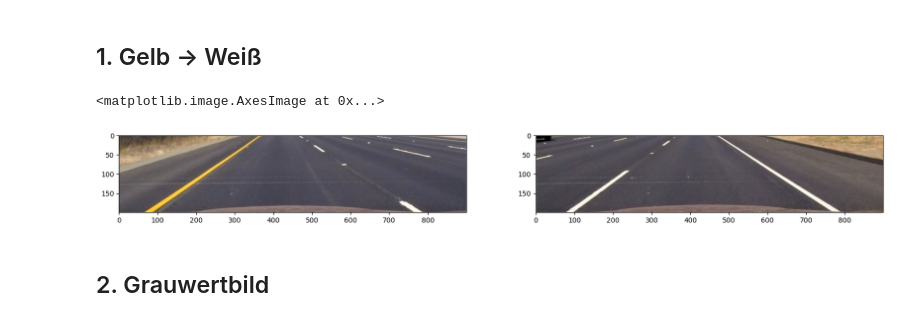
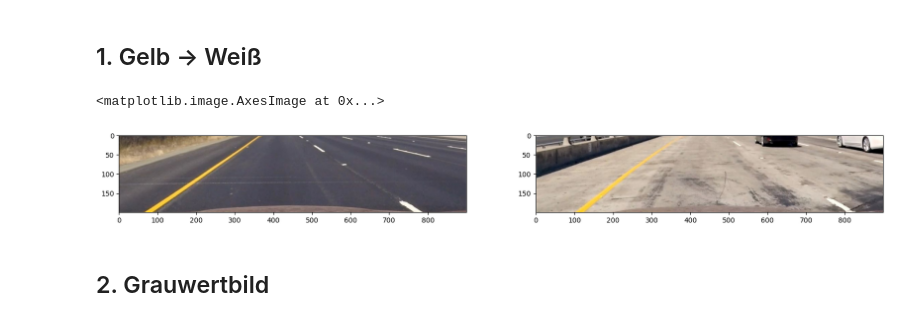
Before and after one commit to Ben-schlch/conventional_lane_detection, a Jupyter notebook: Projekt_Spurerkennung_v2.ipynb, the cells around one changed output. Cells and saved outputs as stored; diff of their text form; code cells hidden in the pictures.

```diff
--- a/Projekt_Spurerkennung_v2.ipynb
+++ b/Projekt_Spurerkennung_v2.ipynb
@@ -41,30 +41,30 @@ plt.show()
 # %%
 
 def yellow_to_white(img_to_change):
     img_hsv = cv.cvtColor(img_to_change, cv.COLOR_RGB2HSV)
     yellow_low = (20, 75 , 50)
     yellow_high = (40, 255, 255)
     img_yellow = cv.inRange(img_to_change, yellow_low, yellow_high)
     img_to_change[np.where(img_yellow > 0)] = (255, 255, 255)
     return img_to_change
 
 # yellow_low = (20, 75 , 75)
 # yellow_high = (40, 255, 255)
 # img_yellow = cv.inRange(img, yellow_low, yellow_high)
 img_y = yellow_to_white(img)
 imgs_y = [yellow_to_white(im) for im in imgs_cut]
 # img_f[np.where(img_yellow > 0)] = (0, 0, 180)
 # img_f = cv.cvtColor(img_f, cv.COLOR_HSV2RGB)
 
 
 plt.figure(figsize=(20,10))
 plt.subplot(1,2,1)
 plt.imshow(img_y)
 plt.subplot(1,2,2)
-plt.imshow(imgs_y[1])
+plt.imshow(imgs_y[2])
 # %% [output]
 <matplotlib.image.AxesImage at 0x...>
-[figure, old version]
+[figure, new version]
 # %% [markdown]
 ## 2. Grauwertbild
 # %%
```
Also changed, not shown: parts of 6 cells of this notebook.
